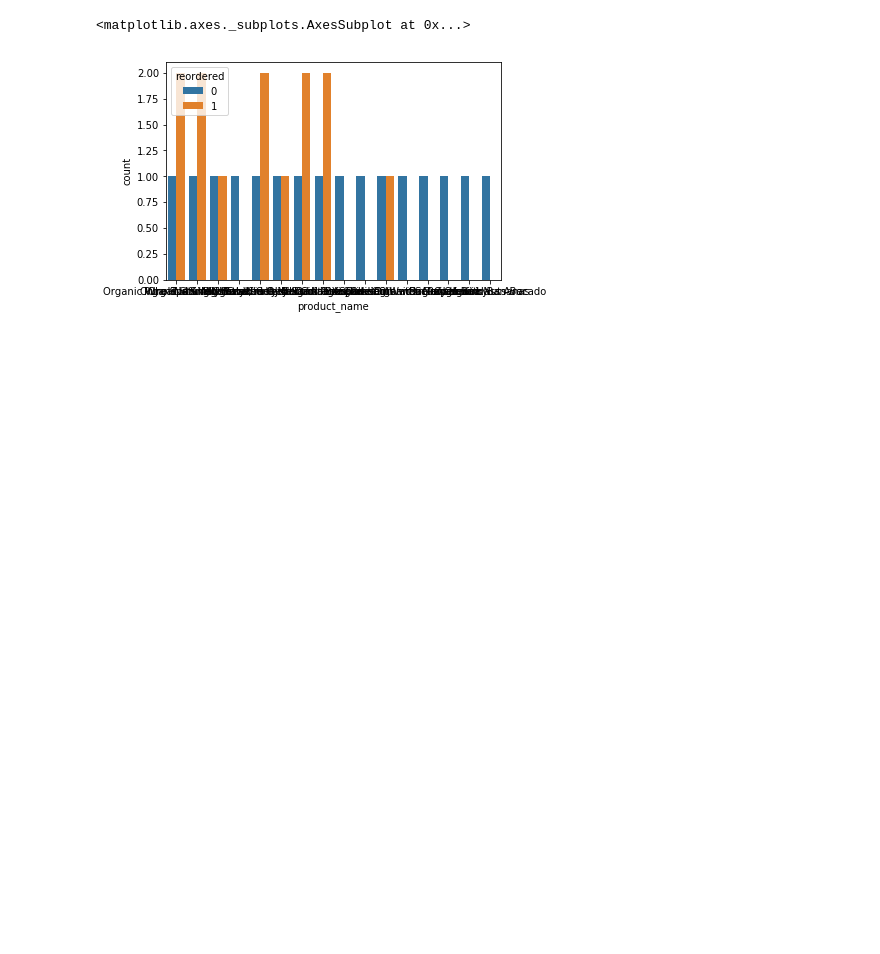
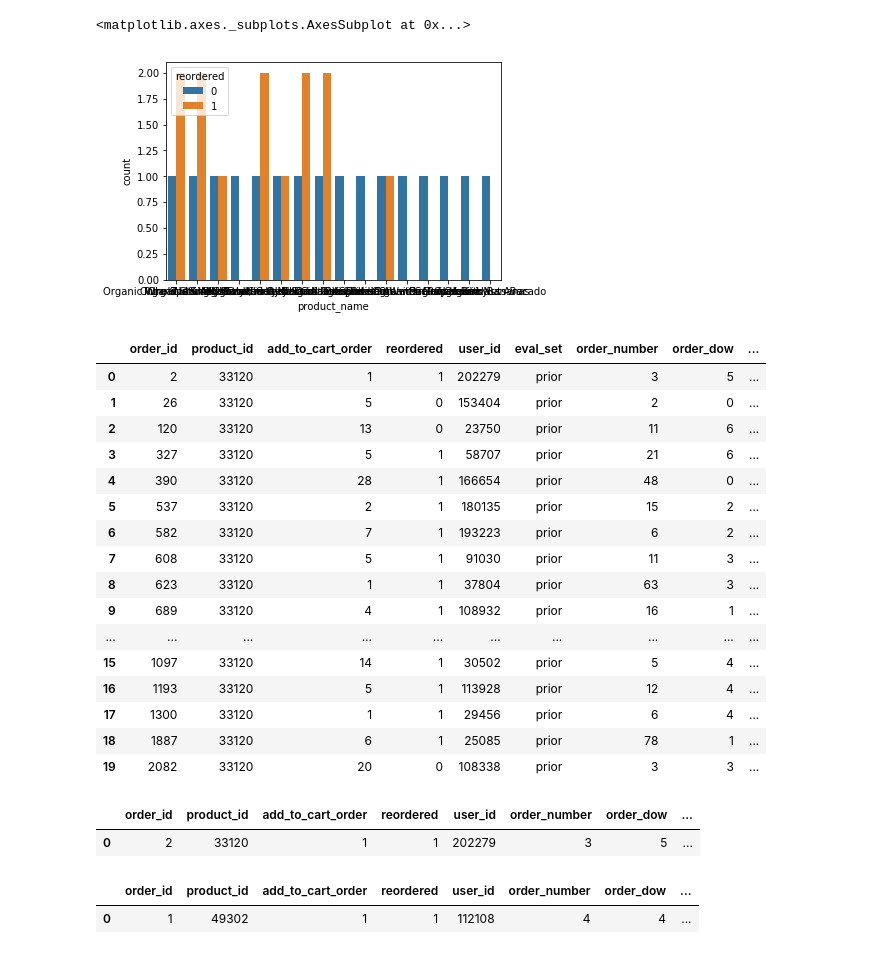
Before and after one commit to rokmarine1101/Instacart_project, a Jupyter notebook: 2017.11.29 Data approaching, combining & explanation.ipynb, the cells around one changed output. Saved outputs shown, nothing was run; the diff lists cells and outputs as text; code cells hidden in the pictures; blank space fills up the shorter version.

Commit message:
data combining

```diff
--- a/2017.11.29 Data approaching, combining & explanation.ipynb
+++ b/2017.11.29 Data approaching, combining & explanation.ipynb
@@ -342,3 +342,25 @@ sns.countplot(user_112108.product_name, hue = user_112108.reordered)
 # %% [output]
 <matplotlib.axes._subplots.AxesSubplot at 0x...>
 [figure]
+# %%
+final_data_prior = pd.merge(left = pd.merge(left=order_products__prior, right = orders), right = product_desc)
+
+final_data_prior.head(20)
+# %% [output]
+|  | order_id | product_id | add_to_cart_order | reordered | user_id | eval_set | order_number | order_dow | ... |
+| 0 | 2 | 33120 | 1 | 1 | 202279 | prior | 3 | 5 | ... |
+| 1 | 26 | 33120 | 5 | 0 | 153404 | prior | 2 | 0 | ... |
+| 2 | 120 | 33120 | 13 | 0 | 23750 | prior | 11 | 6 | ... |
+| 3 | 327 | 33120 | 5 | 1 | 58707 | prior | 21 | 6 | ... |
+| 4 | 390 | 33120 | 28 | 1 | 166654 | prior | 48 | 0 | ... |
+| 5 | 537 | 33120 | 2 | 1 | 180135 | prior | 15 | 2 | ... |
+| 6 | 582 | 33120 | 7 | 1 | 193223 | prior | 6 | 2 | ... |
+| 7 | 608 | 33120 | 5 | 1 | 91030 | prior | 11 | 3 | ... |
+| 8 | 623 | 33120 | 1 | 1 | 37804 | prior | 63 | 3 | ... |
+| 9 | 689 | 33120 | 4 | 1 | 108932 | prior | 16 | 1 | ... |
+| ... | ... | ... | ... | ... | ... | ... | ... | ... | ... |
+| 15 | 1097 | 33120 | 14 | 1 | 30502 | prior | 5 | 4 | ... |
+| 16 | 1193 | 33120 | 5 | 1 | 113928 | prior | 12 | 4 | ... |
+| 17 | 1300 | 33120 | 1 | 1 | 29456 | prior | 6 | 4 | ... |
+| 18 | 1887 | 33120 | 6 | 1 | 25085 | prior | 78 | 1 | ... |
+| 19 | 2082 | 33120 | 20 | 0 | 108338 | prior | 3 | 3 | ... |
@@ -344,0 +369,5 @@ sns.countplot(user_112108.product_name, hue = user_112108.reordered)
+# %%
+final_data_prior.head(1)
+# %% [output]
+|  | order_id | product_id | add_to_cart_order | reordered | user_id | order_number | order_dow | ... |
+| 0 | 2 | 33120 | 1 | 1 | 202279 | 3 | 5 | ... |
@@ -344,0 +378,5 @@ sns.countplot(user_112108.product_name, hue = user_112108.reordered)
+# %%
+final_data_train.head(1)
+# %% [output]
+|  | order_id | product_id | add_to_cart_order | reordered | user_id | order_number | order_dow | ... |
+| 0 | 1 | 49302 | 1 | 1 | 112108 | 4 | 4 | ... |
```
Also changed, not shown: parts of 4 cells of this notebook.
